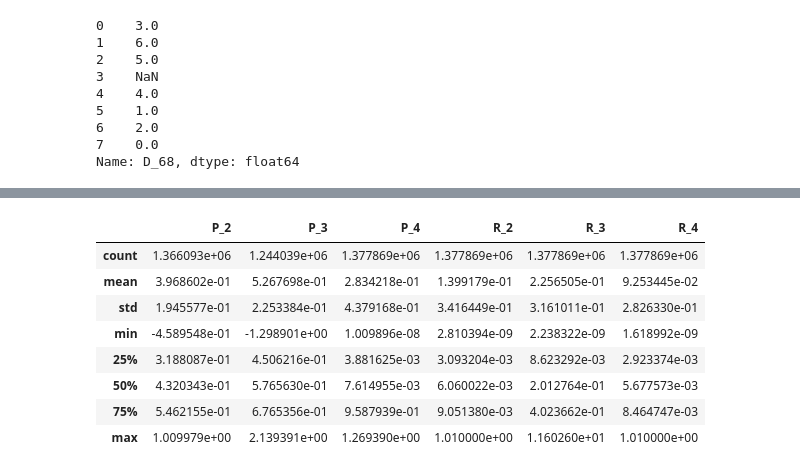
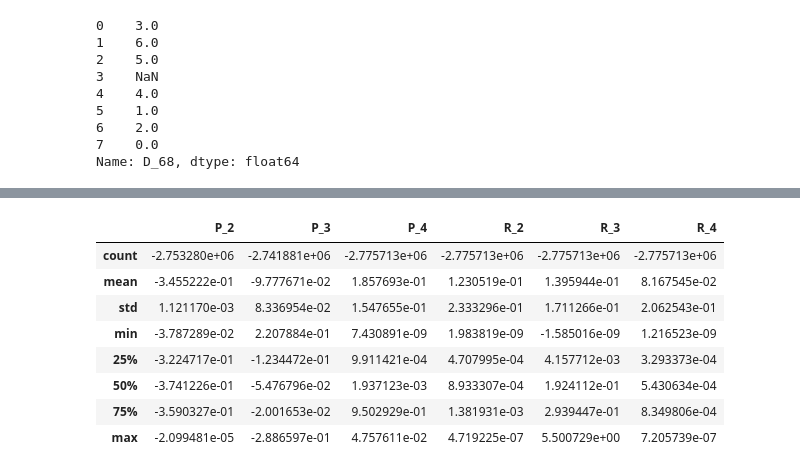
Before and after one commit to Redha-C/American_express_comp, a Jupyter notebook: notebooks/EDA.ipynb, the cells around one changed output, grey strips where cells are left out. Saved outputs shown, nothing was run; the diff lists cells and outputs as text; code cells hidden in the pictures.

```diff
--- a/notebooks/EDA.ipynb
+++ b/notebooks/EDA.ipynb
@@ -233,12 +259,12 @@ catfeats_trainLabel_join[catfeats_trainLabel_join['target']==1].head()
 # %%
-train_trainLabel_join[train_trainLabel_join['target']==1][['P_2','P_3','P_4','R_2','R_3','R_4']].describe().compute()
+train_trainLabel_join[train_trainLabel_join['target']==1][['P_2','P_3','P_4','R_2','R_3','R_4']].describe().compute() - train_trainLabel_join[train_trainLabel_join['target']==0][['P_2','P_3','P_4','R_2','R_3','R_4']].describe().compute()
 # %% [output]
 |  | P_2 | P_3 | P_4 | R_2 | R_3 | R_4 |
-| count | 1.366093e+06 | 1.244039e+06 | 1.377869e+06 | 1.377869e+06 | 1.377869e+06 | 1.377869e+06 |
-| mean | 3.968602e-01 | 5.267698e-01 | 2.834218e-01 | 1.399179e-01 | 2.256505e-01 | 9.253445e-02 |
-| std | 1.945577e-01 | 2.253384e-01 | 4.379168e-01 | 3.416449e-01 | 3.161011e-01 | 2.826330e-01 |
-| min | -4.589548e-01 | -1.298901e+00 | 1.009896e-08 | 2.810394e-09 | 2.238322e-09 | 1.618992e-09 |
-| 25% | 3.188087e-01 | 4.506216e-01 | 3.881625e-03 | 3.093204e-03 | 8.623292e-03 | 2.923374e-03 |
-| 50% | 4.320343e-01 | 5.765630e-01 | 7.614955e-03 | 6.060022e-03 | 2.012764e-01 | 5.677573e-03 |
-| 75% | 5.462155e-01 | 6.765356e-01 | 9.587939e-01 | 9.051380e-03 | 4.023662e-01 | 8.464747e-03 |
-| max | 1.009979e+00 | 2.139391e+00 | 1.269390e+00 | 1.010000e+00 | 1.160260e+01 | 1.010000e+00 |
+| count | -2.753280e+06 | -2.741881e+06 | -2.775713e+06 | -2.775713e+06 | -2.775713e+06 | -2.775713e+06 |
+| mean | -3.455222e-01 | -9.777671e-02 | 1.857693e-01 | 1.230519e-01 | 1.395944e-01 | 8.167545e-02 |
+| std | 1.121170e-03 | 8.336954e-02 | 1.547655e-01 | 2.333296e-01 | 1.711266e-01 | 2.062543e-01 |
+| min | -3.787289e-02 | 2.207884e-01 | 7.430891e-09 | 1.983819e-09 | -1.585016e-09 | 1.216523e-09 |
+| 25% | -3.224717e-01 | -1.234472e-01 | 9.911421e-04 | 4.707995e-04 | 4.157712e-03 | 3.293373e-04 |
+| 50% | -3.741226e-01 | -5.476796e-02 | 1.937123e-03 | 8.933307e-04 | 1.924112e-01 | 5.430634e-04 |
+| 75% | -3.590327e-01 | -2.001653e-02 | 9.502929e-01 | 1.381931e-03 | 2.939447e-01 | 8.349806e-04 |
+| max | -2.099481e-05 | -2.886597e-01 | 4.757611e-02 | 4.719225e-07 | 5.500729e+00 | 7.205739e-07 |
```
Also changed, not shown: parts of 10 cells of this notebook.
